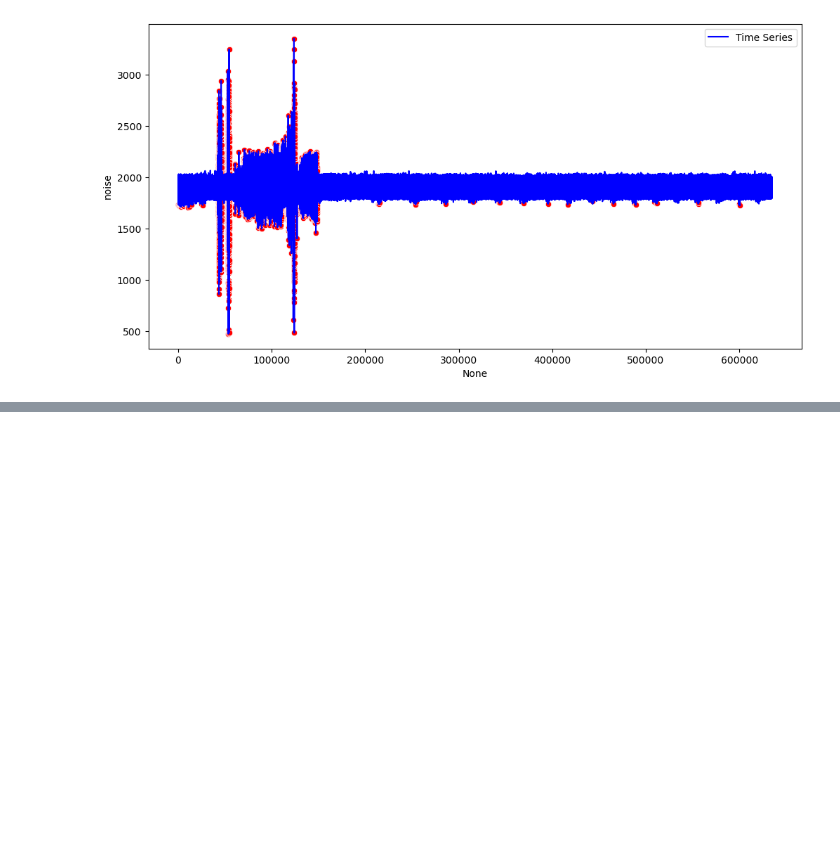
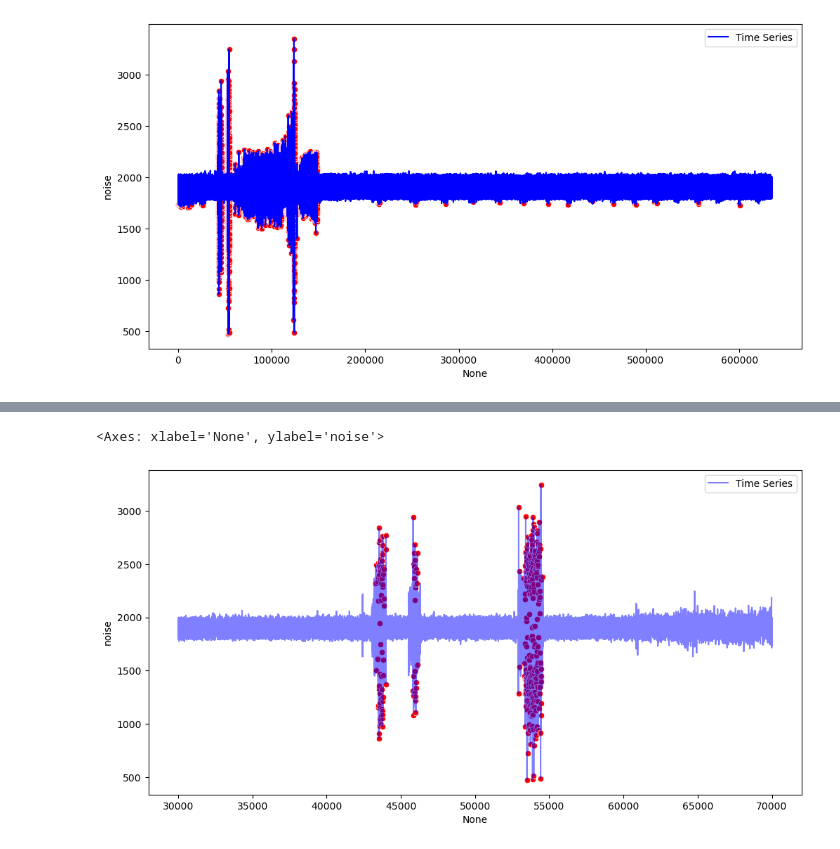
Before and after one commit to kingmin-1225/tensor-project, a Jupyter notebook: project.ipynb, the cells around one changed output, grey strips where cells are left out. Saved outputs shown, nothing was run; the diff lists cells and outputs as text; code cells hidden in the pictures; blank space fills up the shorter version.

```diff
--- a/project.ipynb
+++ b/project.ipynb
@@ -184,0 +252,15 @@ sns.scatterplot(
+# %%
+sample = data.iloc[30000:70000]
+
+plt.figure(figsize=(12, 6))
+sns.lineplot(x=sample.index, y=sample['noise'], label='Time Series', color='blue', alpha=0.5)
+
+# 이상치만 빨간 점으로 표시
+sns.scatterplot(
+    x=sample.index[sample['is_outlier_STL']],
+    y=sample['noise'][sample['is_outlier_STL']],
+    color='red'
+)
+# %% [output]
+<Axes: xlabel='None', ylabel='noise'>
+[figure, added]
```
Also changed, not shown: parts of 11 cells of this notebook, 3 other files.
